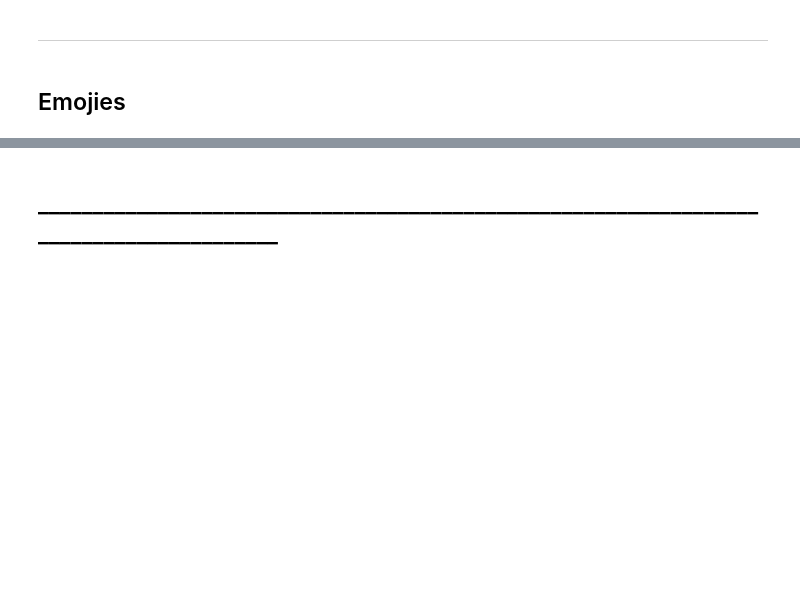
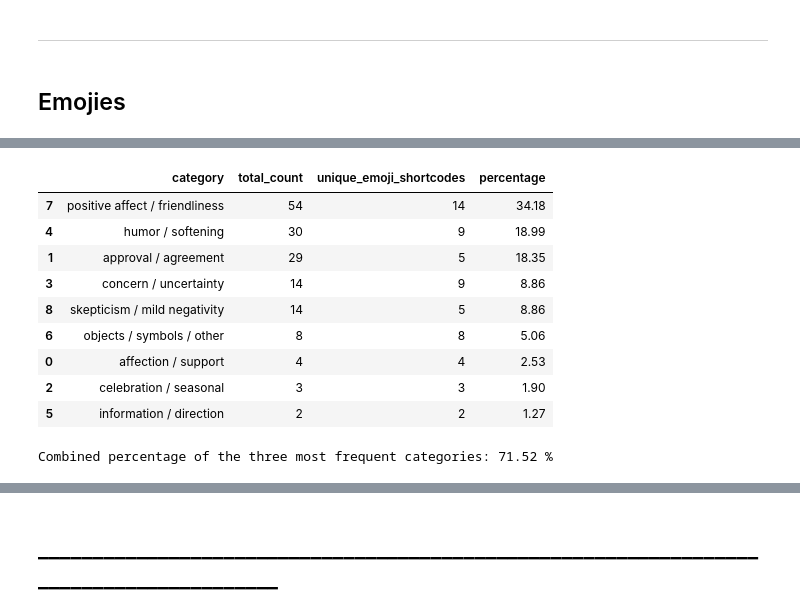
Before and after one commit to sajosa/DocTalk-Corpus-Analysis, a Jupyter notebook: 01_direct_messages_analysis/DocTalk_ChatCorpus_Analyse_Dir.ipynb, the cells around one changed output, grey strips where cells are left out. Drawn from its saved outputs; the diff is of its cells as text; code cells hidden in the pictures; blank space fills up the shorter version.

```diff
--- a/01_direct_messages_analysis/DocTalk_ChatCorpus_Analyse_Dir.ipynb
+++ b/01_direct_messages_analysis/DocTalk_ChatCorpus_Analyse_Dir.ipynb
@@ -3290,0 +3811,50 @@ display(HTML(f"""
+# %%
+# Remove non-emoji artefacts from the frequency table
+emoji_category_df = emoji_shortcode_frequency_df[
+    ~emoji_shortcode_frequency_df["emoji_shortcode"].isin(non_emoji_shortcode_values)
+].copy()
+
+# Assign categories
+emoji_category_df["category"] = (
+    emoji_category_df["emoji_shortcode"]
+    .map(emoji_category_mapping)
+    .fillna("uncategorized")
+)
+
+# Aggregate emoji counts by category
+emoji_category_summary_df = (
+    emoji_category_df
+    .groupby("category", as_index=False)
+    .agg(
+        total_count=("count", "sum"),
+        unique_emoji_shortcodes=("emoji_shortcode", "nunique")
+    )
+    .sort_values(by="total_count", ascending=False)
+)
+
+# Add percentage of all categorized emoji shortcode occurrences
+emoji_category_summary_df["percentage"] = (
+    emoji_category_summary_df["total_count"]
+    / emoji_category_summary_df["total_count"].sum()
+    * 100
+).round(2)
+
+emoji_category_summary_df
+# %% [output]
+|  | category | total_count | unique_emoji_shortcodes | percentage |
+| 7 | positive affect / friendliness | 54 | 14 | 34.18 |
+| 4 | humor / softening | 30 | 9 | 18.99 |
+| 1 | approval / agreement | 29 | 5 | 18.35 |
+| 3 | concern / uncertainty | 14 | 9 | 8.86 |
+| 8 | skepticism / mild negativity | 14 | 5 | 8.86 |
+| 6 | objects / symbols / other | 8 | 8 | 5.06 |
+| 0 | affection / support | 4 | 4 | 2.53 |
+| 2 | celebration / seasonal | 3 | 3 | 1.90 |
+| 5 | information / direction | 2 | 2 | 1.27 |
+# %%
+# Calculate the combined percentage of the three most frequent categories
+top_3_percentage = emoji_category_summary_df.head(3)["percentage"].sum().round(2)
+
+print(f"Combined percentage of the three most frequent categories: {top_3_percentage} %")
+# %% [output]
+Combined percentage of the three most frequent categories: 71.52 %
```
Also changed, not shown: parts of 22 cells of this notebook, 2 other files.
